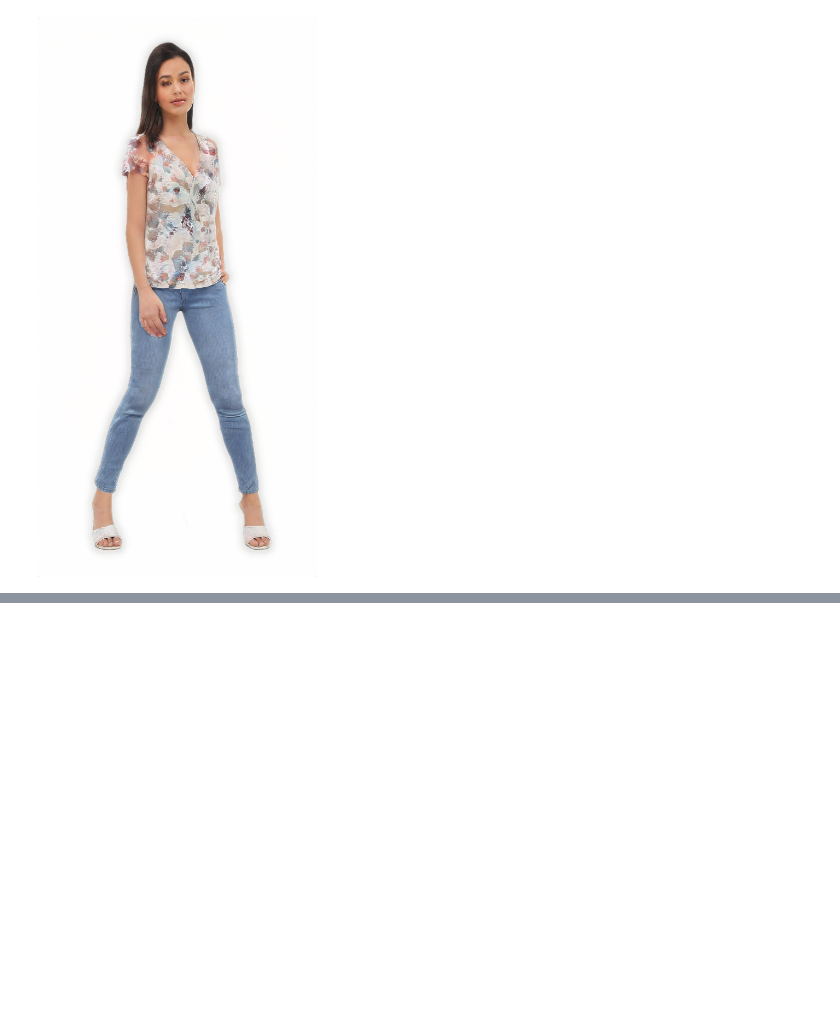
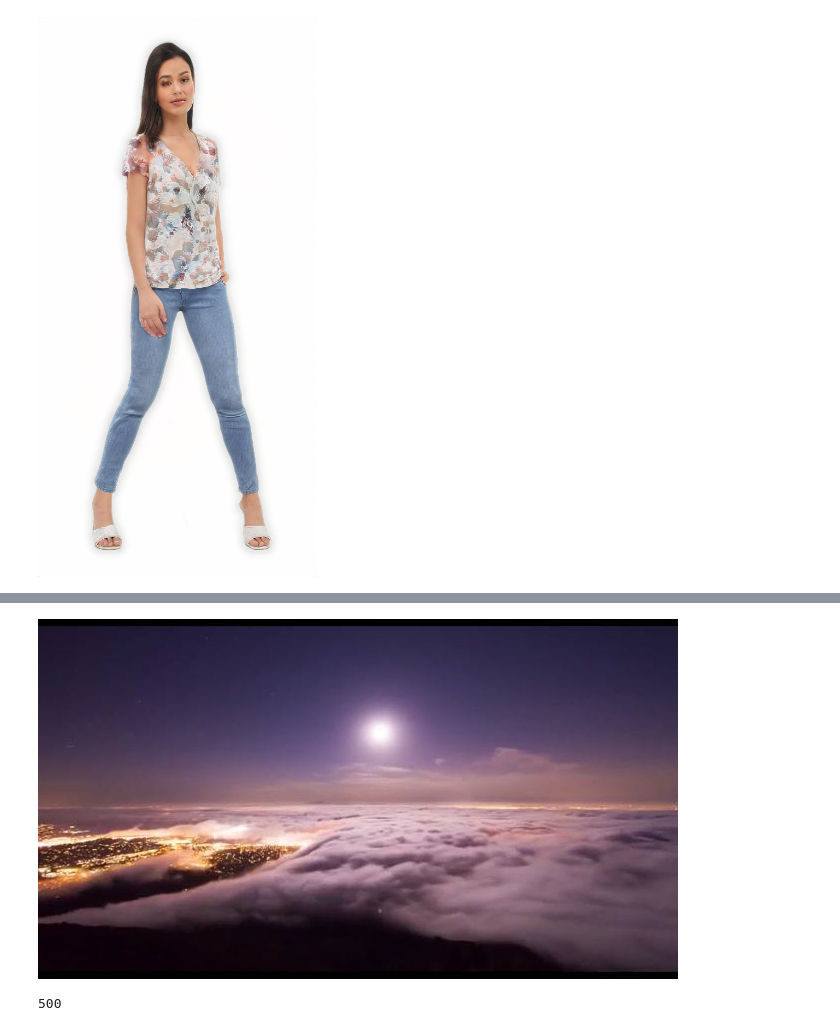
Before and after one commit to leventkaracan/dicomogan, a Jupyter notebook: pytorch_lightning.ipynb, the cells around one changed output, grey strips where cells are left out. Saved outputs shown, nothing was run; the diff lists cells and outputs as text; code cells hidden in the pictures; blank space fills up the shorter version.

```diff
--- a/pytorch_lightning.ipynb
+++ b/pytorch_lightning.ipynb
@@ -491,0 +615,4 @@ to_PIL(mean_img[0])
+# %%
+Image.open('/kuacc/users/abond19/VideoEditing/new_datasets/sky_timelapse_processed/train_subset/SVsN9avDX5s_31/SVsN9avDX5s_frames_00000614.jpg')
+# %% [output]
+[figure, added]
@@ -491,0 +627,4 @@ to_PIL(mean_img[0])
+# %%
+len(parents)
+# %% [output]
+500
```
Also changed, not shown: parts of 41 cells of this notebook, 4 other files.
